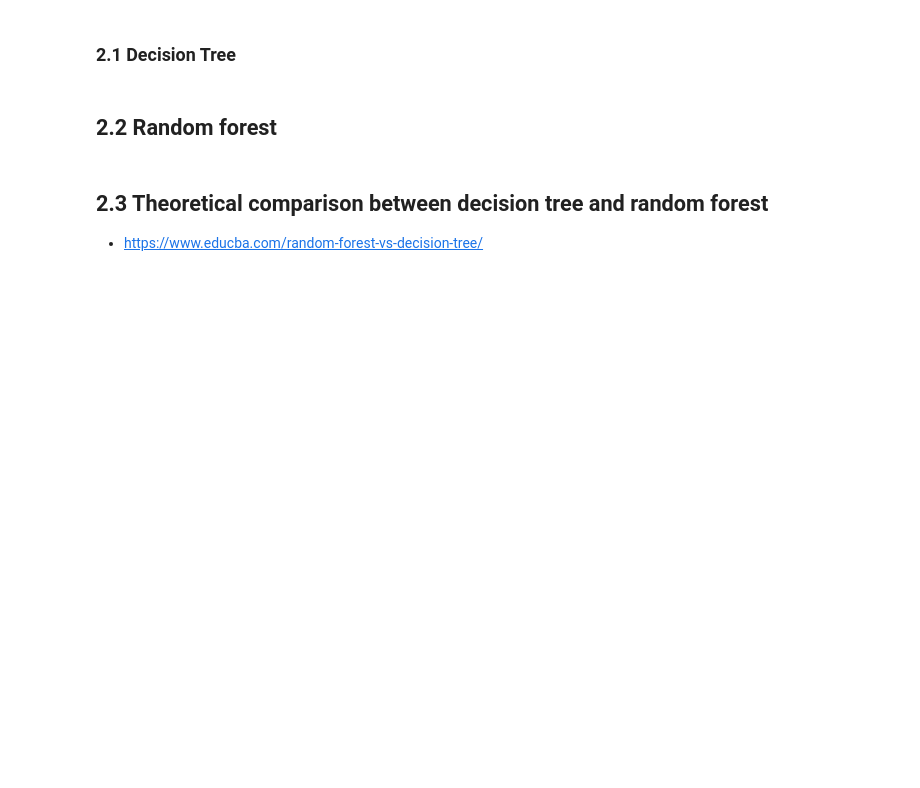
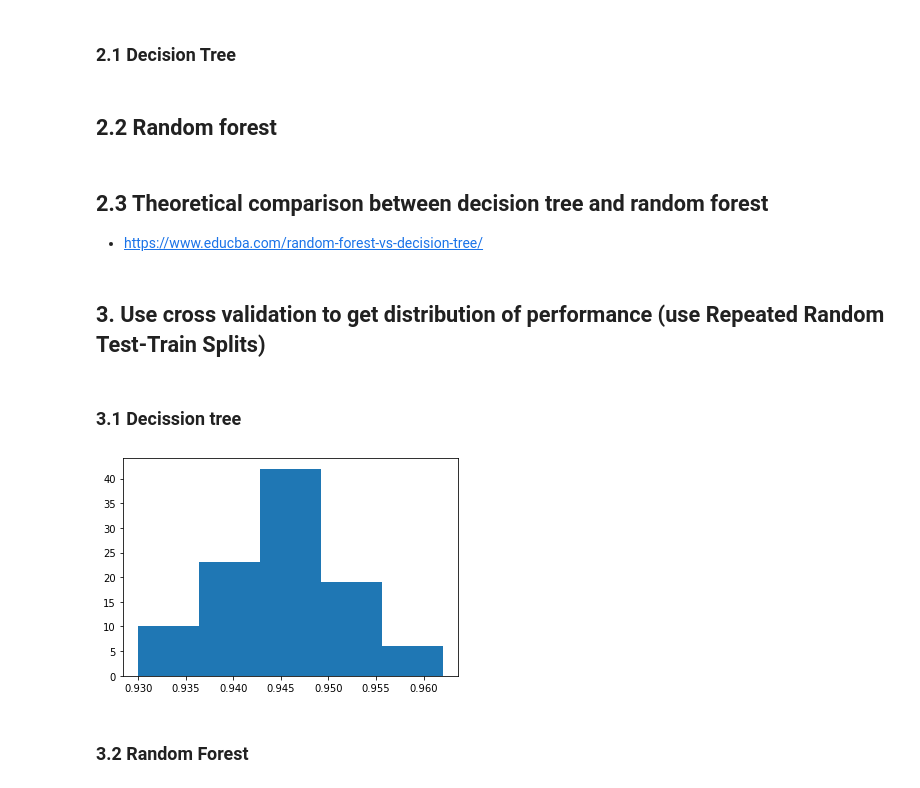
Before and after one commit to janvandenschilden/practiceML, a Jupyter notebook: 2022-02-24_statistically-compare-models/2022-02-24_statistically-compare-models.ipynb, the cells around one changed output. Saved outputs shown, nothing was run; the diff lists cells and outputs as text; code cells hidden in the pictures; blank space fills up the shorter version.

Commit message:
Two models are generated and distributions of performance generated with cross validation

```diff
--- a/2022-02-24_statistically-compare-models/2022-02-24_statistically-compare-models.ipynb
+++ b/2022-02-24_statistically-compare-models/2022-02-24_statistically-compare-models.ipynb
@@ -14,0 +19,8 @@ plt.show()
+# %%
+from sklearn.model_selection import train_test_split
+from sklearn.datasets import load_iris
+iris = load_iris()
+X = iris.data
+y = iris.target
+
+X_modelTraining, X_validate, y_modelTraining, y_validate = train_test_split(X, y,stratify=y,test_size=0.2, random_state=100)
@@ -21,3 +47,31 @@ plt.show()
 # %% [markdown]
 ## 2.3 Theoretical comparison between decision tree and random forest
 * https://www.educba.com/random-forest-vs-decision-tree/
+# %% [markdown]
+## 3. Use cross validation to get distribution of performance (use Repeated Random Test-Train Splits)
+# %%
+# Parameters
+N = int(1e2)
+N_SPLITS=int(2e1)
+TEST_SIZE=0.33
+# %% [markdown]
+### 3.1 Decission tree
+# %%
+import numpy as np
+import matplotlib.pyplot as plt
+from tqdm import tqdm
+from sklearn.model_selection import ShuffleSplit
+from sklearn.model_selection import cross_val_score
+
+modelTreeResults=[]
+for i in tqdm(range(N)):
+    modelTree = DecisionTreeClassifier(random_state=i)
+    ssplit=ShuffleSplit(n_splits=N_SPLITS,test_size=TEST_SIZE, random_state=i)
+    modelTreeResults.append(np.mean(cross_val_score(modelTree,X,y,cv=ssplit)))
+
+plt.hist(modelTreeResults,bins=5)
+plt.show()
+# %% [output]
+[figure, added]
+# %% [markdown]
+### 3.2 Random Forest
```
Also changed, not shown: parts of 7 cells of this notebook, 6 other files.
